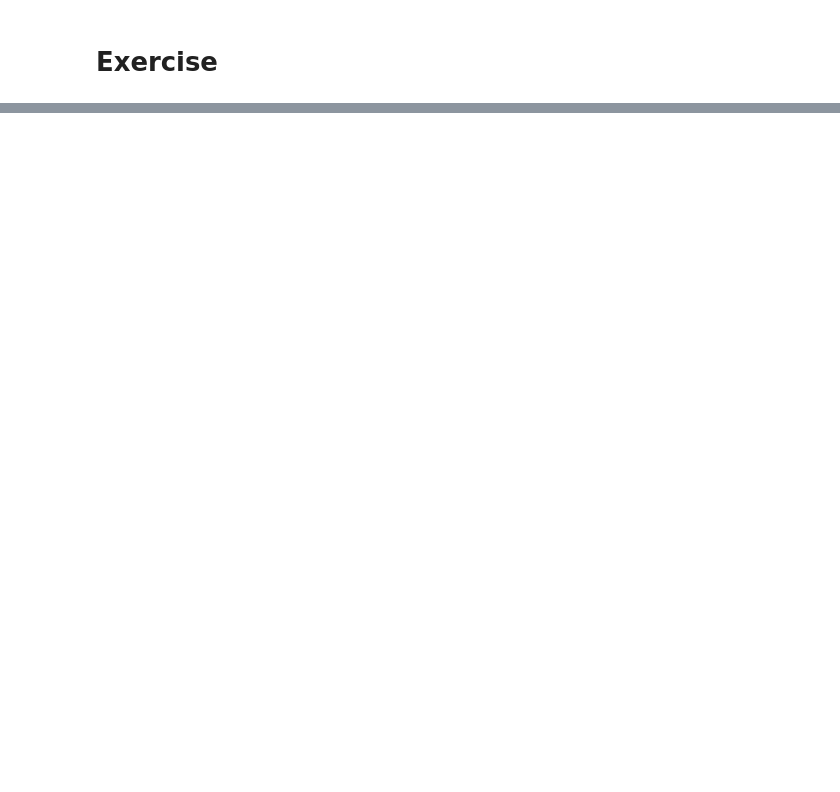
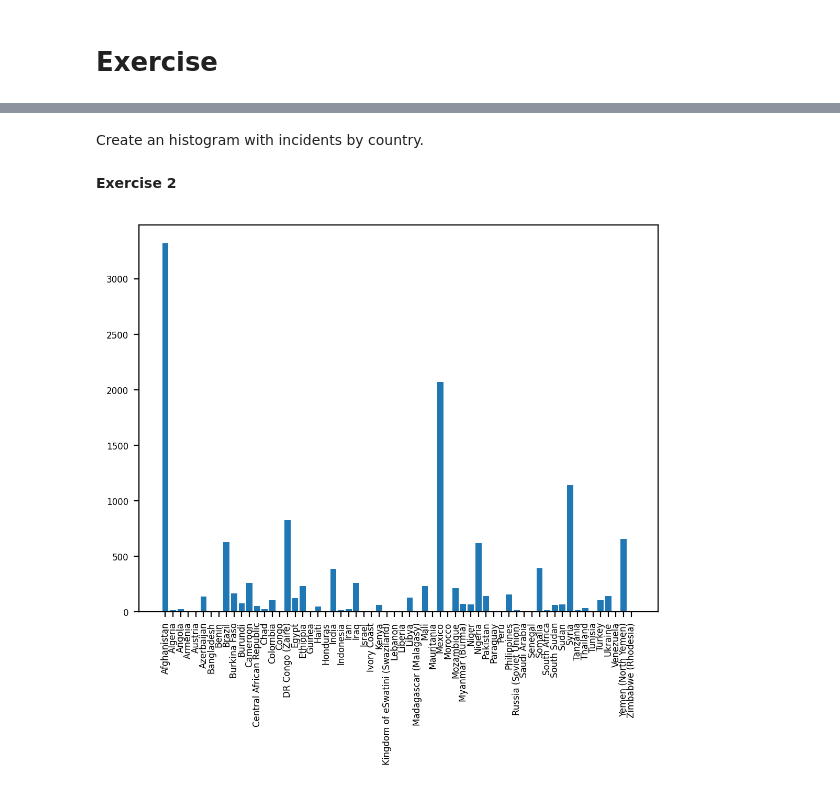
Before and after one commit to Jonghun-Han/HEDSpython, a Jupyter notebook: Tutorial_4.ipynb, the cells around one changed output, grey strips where cells are left out. Saved outputs shown, nothing was run; the diff lists cells and outputs as text; code cells hidden in the pictures; blank space fills up the shorter version.

```diff
--- a/Tutorial_4.ipynb
+++ b/Tutorial_4.ipynb
@@ -142,0 +232,8 @@ Download the first 10000 violent incidents acoross the world reported in 2020 by
+# %%
+url = ('https://ucdpapi.pcr.uu.se/api/gedevents/23.1?pagesize=50000&StartDate=2020-01-01&EndDate=2020-12-31')
+response = requests.get(url)
+print(response)
+jsonData = json.loads(response.text)
+print(jsonData)
+df = pandas.DataFrame.from_dict(jsonData['Result'])
+df.head()
@@ -142,0 +273,16 @@ Download the first 10000 violent incidents acoross the world reported in 2020 by
+# %% [markdown]
+Create an histogram with incidents by country.
+# %% [markdown]
+**Exercise 2**
+# %%
+countries, numSurveysInCountry = np.unique(df.country,return_counts=True)
+dummy = range(len(countries))
+
+plt.figure(dpi=200)
+plt.rcParams.update({'font.size': 6})
+plt.bar(dummy,numSurveysInCountry, align='center')
+plt.xticks(dummy, countries)
+plt.xticks(rotation = 90)
+plt.show()
+# %% [output]
+[figure, added]
```
Also changed, not shown: parts of 24 cells of this notebook, 1 other file.
